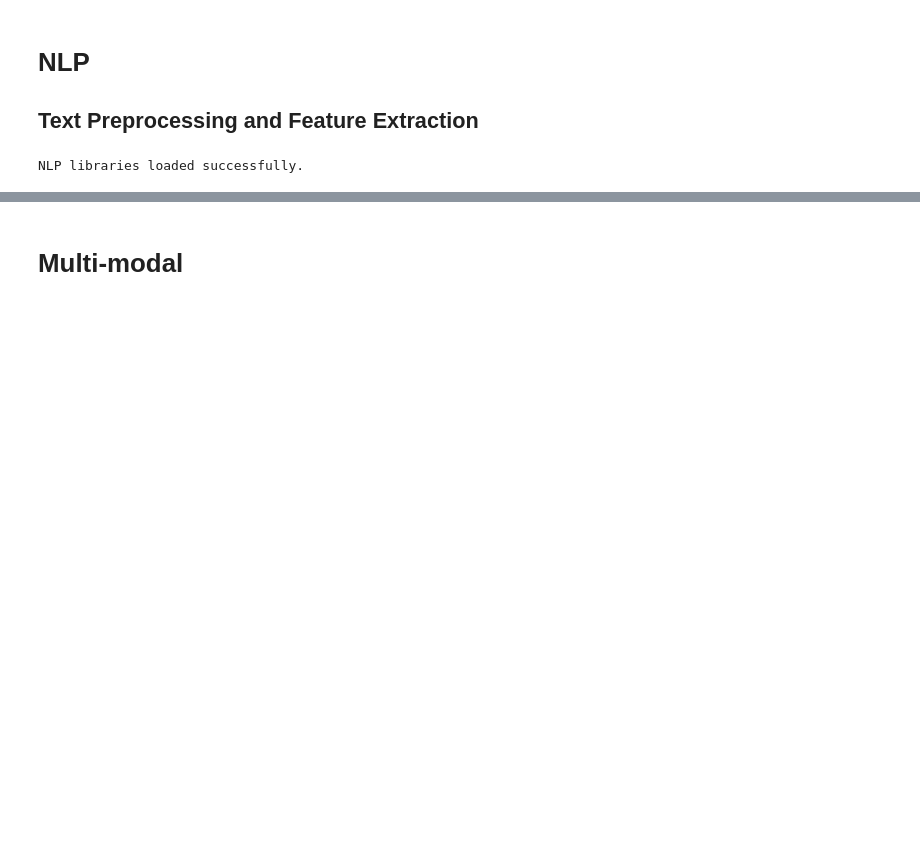
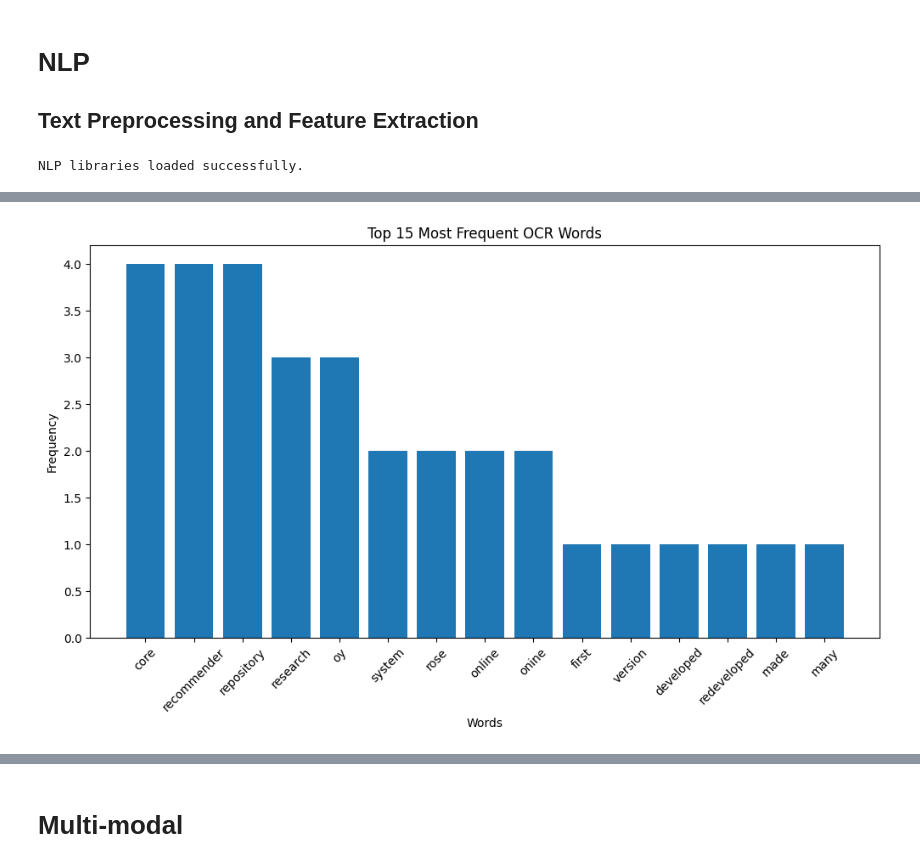
Before and after one commit to ATU-BDAAI/ca2-assignment-saolysimlocal-sdg, a Jupyter notebook: CA2_Template.ipynb, the cells around one changed output, grey strips where cells are left out. Drawn from its saved outputs; the diff is of its cells as text; code cells hidden in the pictures; blank space fills up the shorter version.

Commit message:
Added NLP frequency analysis and visualisations

```diff
--- a/CA2_Template.ipynb
+++ b/CA2_Template.ipynb
@@ -560,0 +565,15 @@ NameError: name 'raw_texts' is not defined
+# %%
+# Word Frequency Analysis
+
+from collections import Counter
+
+# Count token frequency
+word_freq = Counter(processed_tokens)
+
+# Top 15 most common words
+top_words = word_freq.most_common(15)
+
+print("Top 15 Most Common Words:\n")
+
+for word, count in top_words:
+    print(f"{word}: {count}")
@@ -560,0 +598,19 @@ NameError: name 'raw_texts' is not defined
+# %%
+# Visualise Top Words
+
+words = [item[0] for item in top_words]
+counts = [item[1] for item in top_words]
+
+plt.figure(figsize=(12,6))
+
+plt.bar(words, counts)
+
+plt.title("Top 15 Most Frequent OCR Words")
+plt.xlabel("Words")
+plt.ylabel("Frequency")
+
+plt.xticks(rotation=45)
+
+plt.show()
+# %% [output]
+[figure, added]
```
Also changed, not shown: parts of 3 cells of this notebook.
